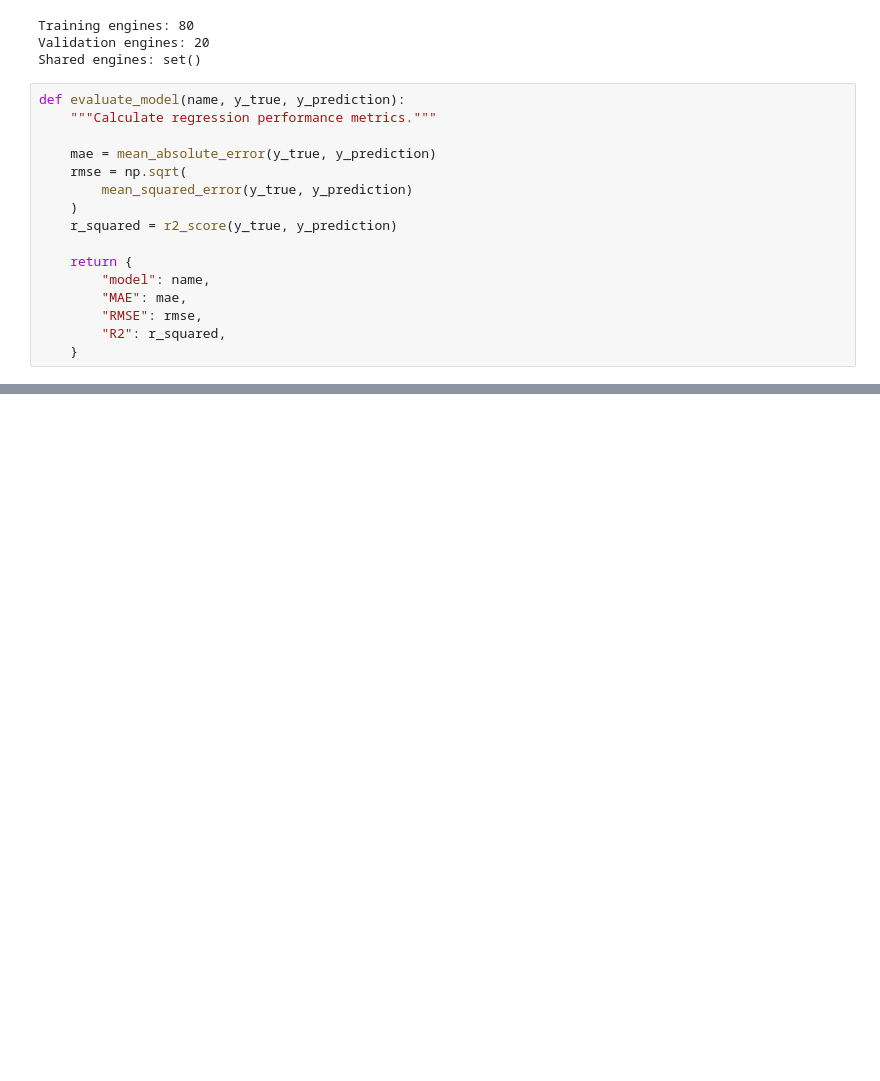
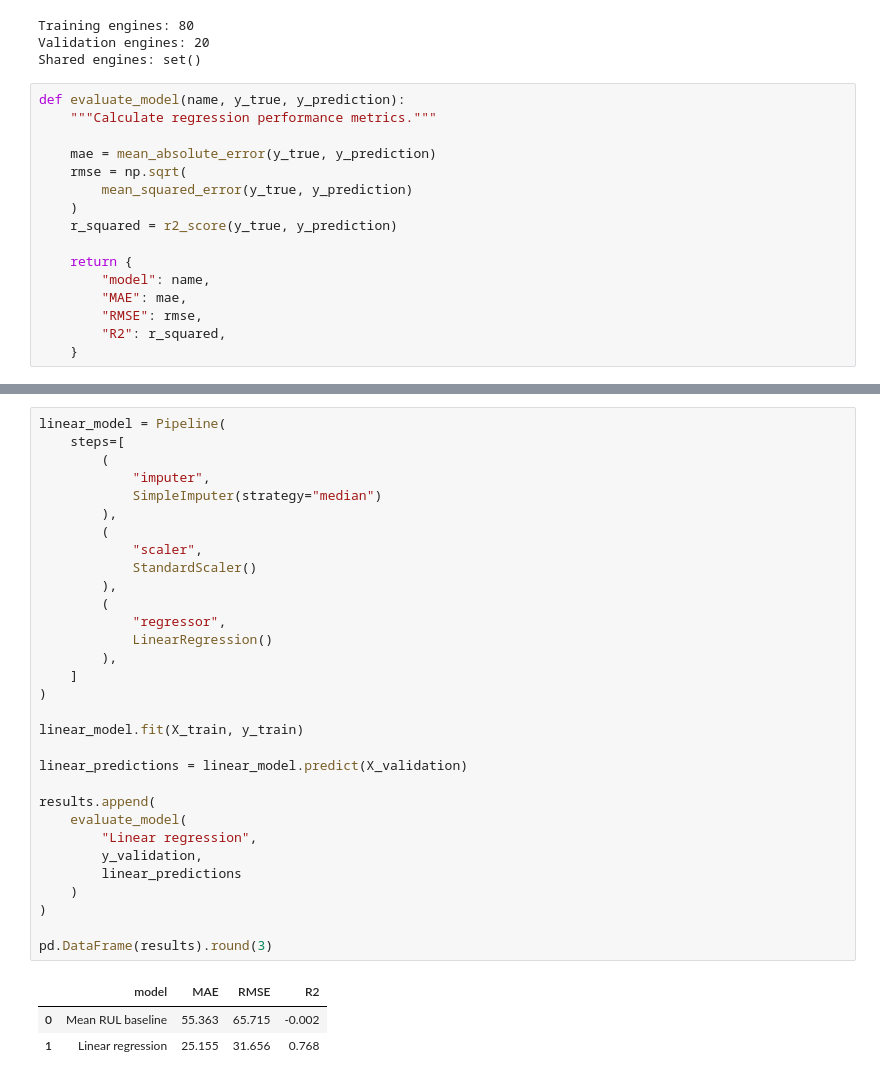
Before and after one commit to aishab-creator/mma3001-project, a Jupyter notebook: notebooks/01_fd001_baseline.ipynb, the cells around one changed output, grey strips where cells are left out. Cells and saved outputs as stored; diff of their text form; blank space fills up the shorter version.

```diff
--- a/notebooks/01_fd001_baseline.ipynb
+++ b/notebooks/01_fd001_baseline.ipynb
@@ -344,0 +366,35 @@ def evaluate_model(name, y_true, y_prediction):
+# %%
+linear_model = Pipeline(
+    steps=[
+        (
+            "imputer",
+            SimpleImputer(strategy="median")
+        ),
+        (
+            "scaler",
+            StandardScaler()
+        ),
+        (
+            "regressor",
+            LinearRegression()
+        ),
+    ]
+)
+
+linear_model.fit(X_train, y_train)
+
+linear_predictions = linear_model.predict(X_validation)
+
+results.append(
+    evaluate_model(
+        "Linear regression",
+        y_validation,
+        linear_predictions
+    )
+)
+
+pd.DataFrame(results).round(3)
+# %% [output]
+|  | model | MAE | RMSE | R2 |
+| 0 | Mean RUL baseline | 55.363 | 65.715 | -0.002 |
+| 1 | Linear regression | 25.155 | 31.656 | 0.768 |
```
Also changed, not shown: parts of 6 cells of this notebook.
